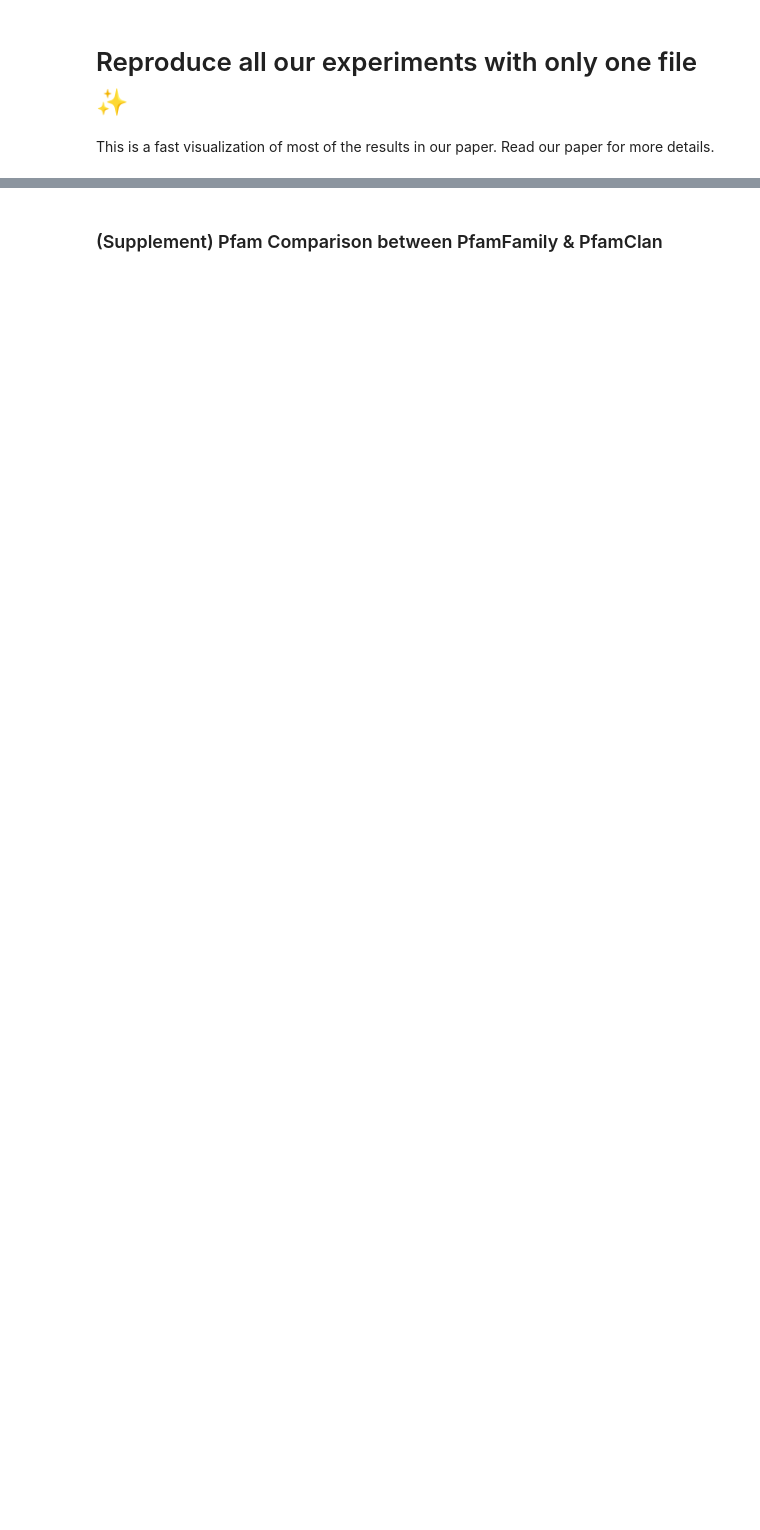
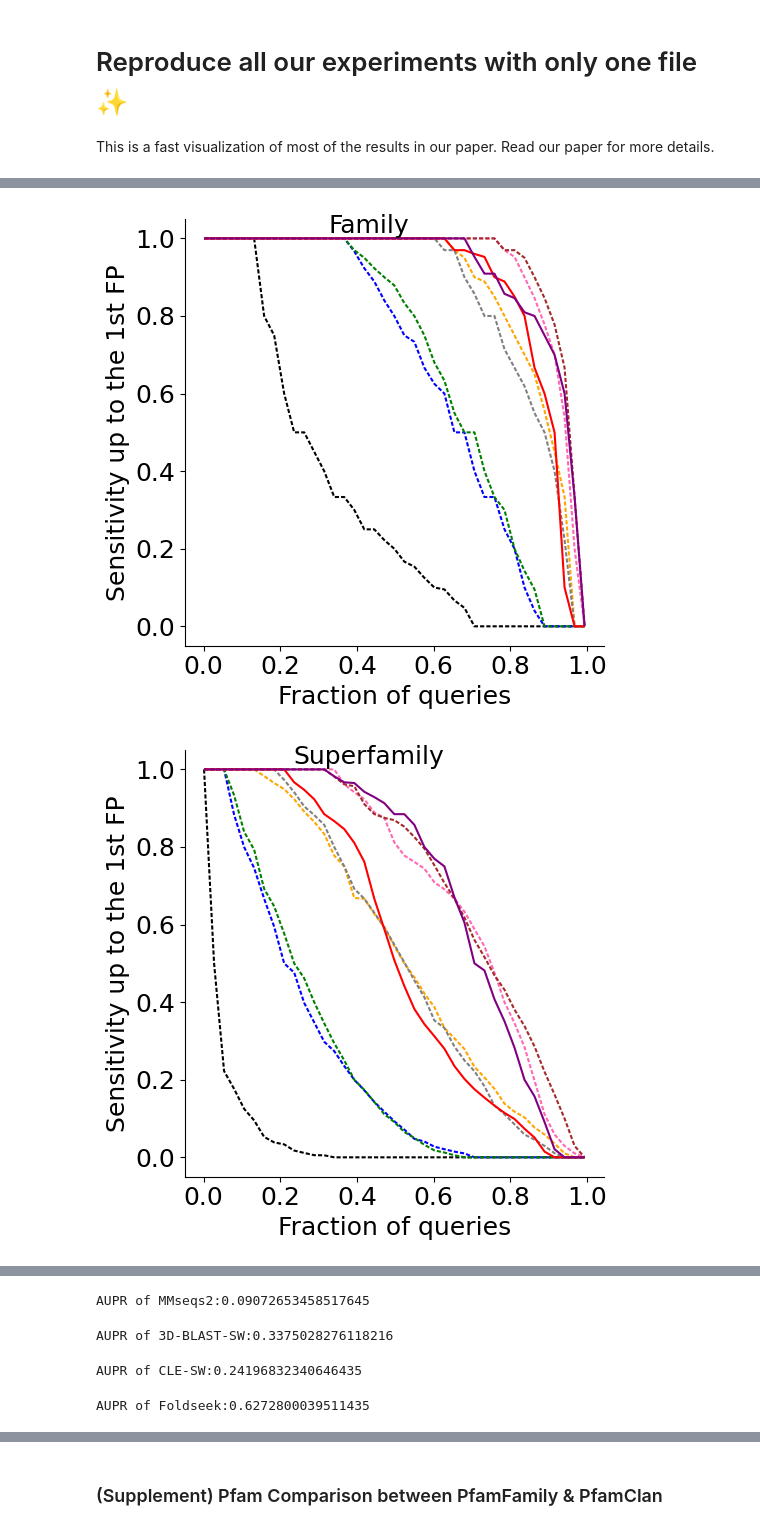
Before and after one commit to maovshao/PLMSearch, a Jupyter notebook: main.ipynb, the cells around one changed output, grey strips where cells are left out. Drawn from its saved outputs; the diff is of its cells as text; code cells hidden in the pictures; blank space fills up the shorter version.

```diff
--- a/main.ipynb
+++ b/main.ipynb
@@ -3,0 +6,67 @@ This is a fast visualization of most of the results in our paper. Read our paper
+# %%
+"""
+Created on 2021/12/28
+@author liuwei
+"""
+import sys
+sys.path.append("./plmsearch/")
+from plmsearch.plmsearch_util.statistics_util import get_input_output, scop_roc, tmscore_aupr, tmscore_precision_recall
+
+# All-versus-all search on SCOPe40-test
+alnresult_dir = "./plmsearch_data/scope_test/rocx/"
+methods_filename_list = ["mmseqs2.rocx", "3dblastsw.rocx", "clesw.rocx", "foldseek.rocx", "cealn.rocx", "dalialn.rocx", "tmaln.rocx", "ss_predictor.rocx", "plmsearch.rocx"]
+roc_plot_name = "./scientist_figures/scop_roc"
+methods_name_list = ["MMseqs2", "3D-BLAST-SW", "CLE-SW", "Foldseek", "CE", "Dali", "TM-align", "SS-predictor", "PLMSearch"]
+line_style = [(2,1), (2,1), (2,1), (2,1), (2,1), (2,1), (2,1), (1,0), (1,0)]
+color_dict = {
+    "MMseqs2": "black",
+    "3D-BLAST-SW": "blue",
+    "CLE-SW": "green",
+    "Foldseek": "orange",
+    "CE": "gray",
+    "Dali": "#FF69B4",
+    "TM-align": "brown",
+    "SS-predictor": "red",
+    "PLMSearch": "purple"
+}
+scop_roc(alnresult_dir, methods_filename_list, roc_plot_name, methods_name_list, line_style, color_dict)
+
+# Evaluation based on TM-score benchmark(Metrics for evaluating different search methods) on SCOPe40-test
+todo_dir_list = ["./plmsearch_data/scope_test/prefilter_result/"]
+ss_mat_path = "./plmsearch_data/scope_test/ss_mat.npy"
+protein_list_path = "./plmsearch_data/scope_test/protein_list.txt"
+todo_name_list = [
+    "mmseqs2",
+    "3dblastsw",
+    "clesw",
+    "foldseek",
+    "cealn",
+    "dalialn",
+    "mse",
+    "cos",
+    "ss_predictor_without_cos",
+    "ss_predictor",
+    "plmsearch"
+]
+todo_file_list, _ = get_input_output(todo_dir_list, todo_name_list)
+method_list = ["MMseqs2", "3D-BLAST-SW", "CLE-SW", "Foldseek", "CE", "Dali", "Euclidean", "COS", "SS-predictor (w/o COS)", "SS-predictor", "PLMSearch"]
+line_style = [(2,1), (2,1), (2,1), (2,1), (2,1), (2,1), (2,1), (2,1), (2,1), (1,0), (1,0)]
+color_dict = {
+    "MMseqs2": "black",
+    "3D-BLAST-SW": "blue",
+    "CLE-SW": "green",
+    "Foldseek": "orange",
+    "CE": "gray",
+    "Dali": "#FF69B4",
+    "Euclidean": "#ff6f61",
+    "COS": "#9370DB",
+    "SS-predictor (w/o COS)": "#20B2AA",
+    "SS-predictor": "red",
+    "PLMSearch": "purple"
+}
+tmscore_aupr(ss_mat_path, protein_list_path, protein_list_path, todo_file_list, "./scientist_figures/tmscore_aupr_scope", method_list, line_style, color_dict)
+k = 10
+tmscore_precision_recall(ss_mat_path, protein_list_path, protein_list_path, todo_file_list, method_list, k=k)
+# %% [output]
+[figure, added]
+[figure, added]
@@ -3,0 +74,4 @@ This is a fast visualization of most of the results in our paper. Read our paper
+AUPR of MMseqs2:0.09072653458517645
+AUPR of 3D-BLAST-SW:0.3375028276118216
+AUPR of CLE-SW:0.24196832340646435
+AUPR of Foldseek:0.6272800039511435
```
Also changed, not shown: parts of 29 cells of this notebook, 5 other files.
